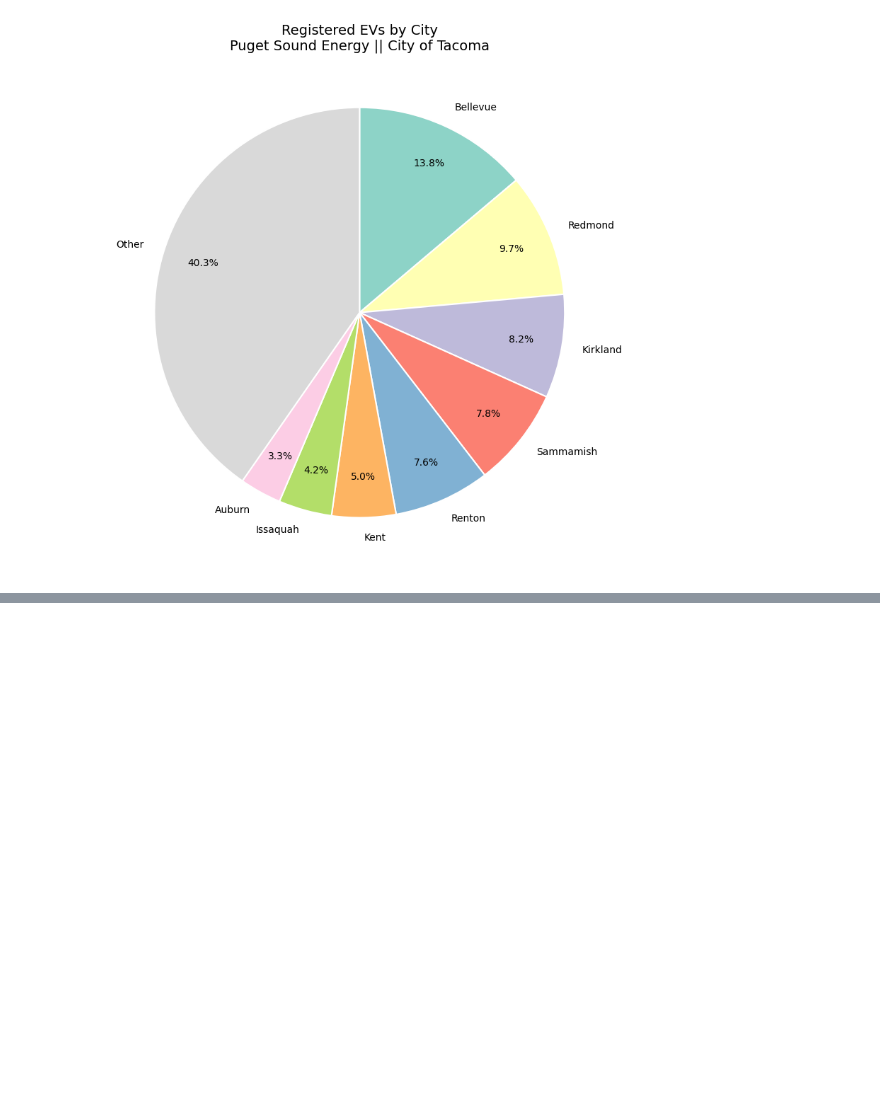
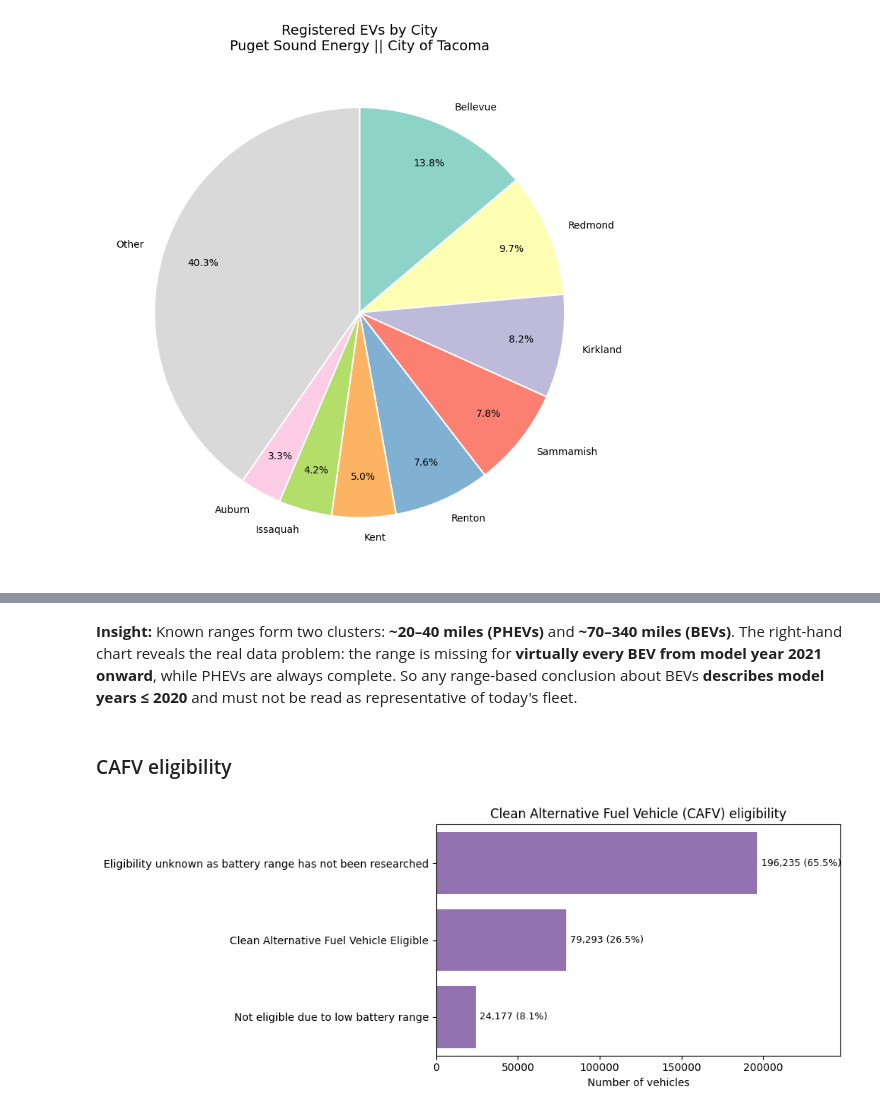
Before and after one commit to purujit-dev/Data_Analysis_Project, a Jupyter notebook: data_analysis.ipynb, the cells around one changed output, grey strips where cells are left out. Drawn from its saved outputs; the diff is of its cells as text; code cells hidden in the pictures; blank space fills up the shorter version.

```diff
--- a/data_analysis.ipynb
+++ b/data_analysis.ipynb
@@ -356,0 +423,16 @@ plt.tight_layout()
+# %% [markdown]
+ **Insight:** Known ranges form two clusters: **~20–40 miles (PHEVs)** and **~70–340 miles (BEVs)**. The right-hand chart reveals the real data problem: the range is missing for **virtually every BEV from model year 2021 onward**, while PHEVs are always complete. So any range-based conclusion about BEVs **describes model years ≤ 2020** and must not be read as representative of today's fleet.
+# %% [markdown]
+### CAFV eligibility
+# %%
+fig, ax = plt.subplots(figsize=(10, 4))
+order = df["Clean Alternative Fuel Vehicle (CAFV) Eligibility"].value_counts().index
+sns.countplot(data=df, y="Clean Alternative Fuel Vehicle (CAFV) Eligibility", order=order, color="#9467bd", ax=ax)
+for c in ax.containers:
+    ax.bar_label(c, labels=[f"{int(v):,} ({v / len(df):.1%})" for v in c.datavalues], padding=4, fontsize=9)
+ax.set_xlim(0, ax.get_xlim()[1] * 1.2)
+ax.set_title("Clean Alternative Fuel Vehicle (CAFV) eligibility")
+ax.set_xlabel("Number of vehicles"); ax.set_ylabel("")
+save_fig("06_cafv_eligibility")
+# %% [output]
+[figure, added]
```
Also changed, not shown: parts of 10 cells of this notebook, 1 other file.
